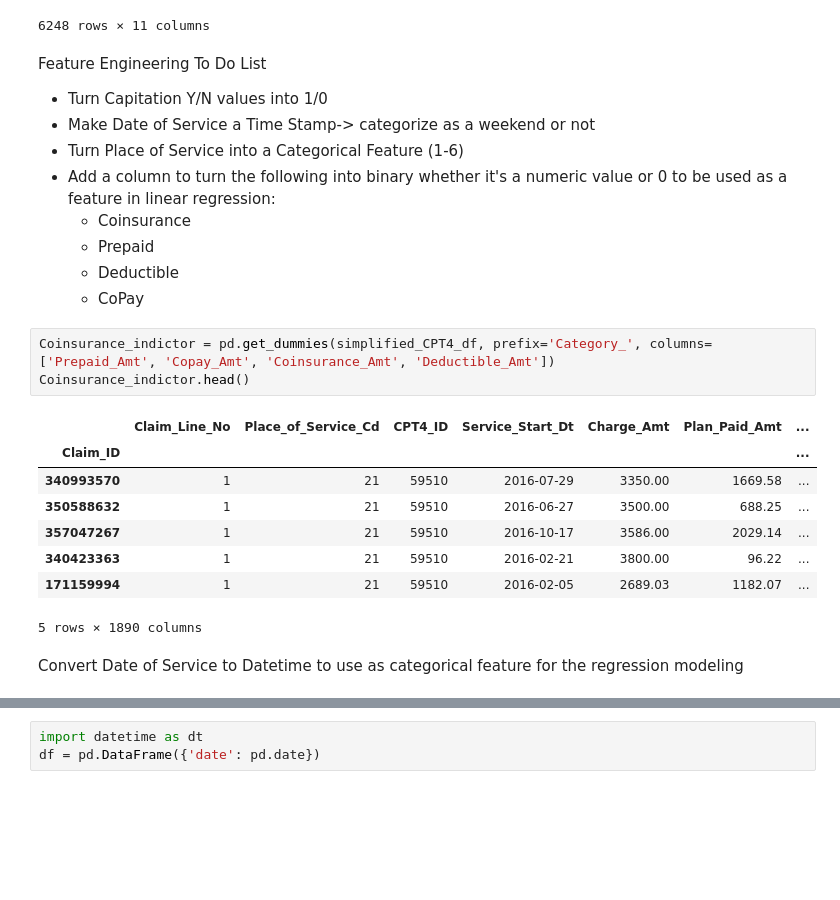
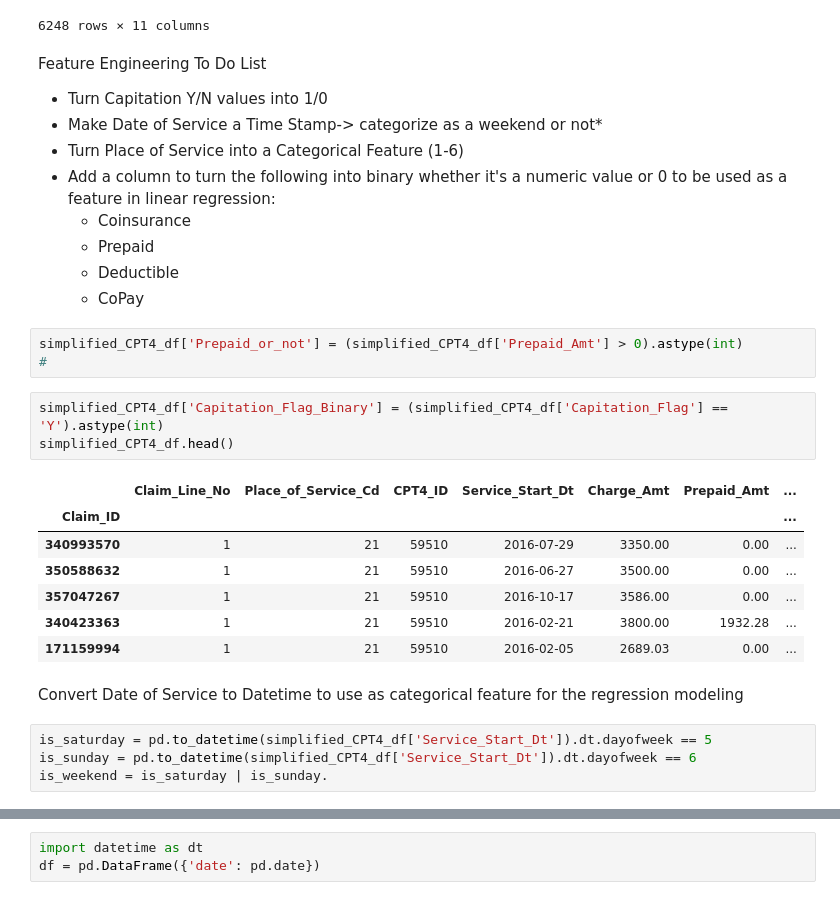
Before and after one commit to jlhewitt/Healthcare-Claim-Analysis, a Jupyter notebook: Save_For_Later/Data_Pipeline.ipynb, the cells around one changed output, grey strips where cells are left out. Cells and saved outputs as stored; diff of their text form; blank space fills up the shorter version.

```diff
--- a/Save_For_Later/Data_Pipeline.ipynb
+++ b/Save_For_Later/Data_Pipeline.ipynb
@@ -255,24 +255,30 @@ simplified_CPT4_df
 # %% [markdown]
 Feature Engineering To Do List
 * Turn Capitation Y/N values into 1/0
-* Make Date of Service a Time Stamp-> categorize as a weekend or not
+* Make Date of Service a Time Stamp-> categorize as a weekend or not*
 * Turn Place of Service into a Categorical Feature (1-6)
 * Add a column to turn the following into binary whether it's a numeric value or 0 to be used as a feature in linear regression:
     * Coinsurance
     * Prepaid
     * Deductible
     * CoPay
-# %%
-Coinsurance_indictor = pd.get_dummies(simplified_CPT4_df, prefix='Category_', columns=['Prepaid_Amt', 'Copay_Amt', 'Coinsurance_Amt', 'Deductible_Amt'])
-Coinsurance_indictor.head()
-# %% [output]
-|  | Claim_Line_No | Place_of_Service_Cd | CPT4_ID | Service_Start_Dt | Charge_Amt | Plan_Paid_Amt | ... |
-| Claim_ID |  |  |  |  |  |  | ... |
-| 340993570 | 1 | 21 | 59510 | 2016-07-29 | 3350.00 | 1669.58 | ... |
-| 350588632 | 1 | 21 | 59510 | 2016-06-27 | 3500.00 | 688.25 | ... |
-| 357047267 | 1 | 21 | 59510 | 2016-10-17 | 3586.00 | 2029.14 | ... |
-| 340423363 | 1 | 21 | 59510 | 2016-02-21 | 3800.00 | 96.22 | ... |
-| 171159994 | 1 | 21 | 59510 | 2016-02-05 | 2689.03 | 1182.07 | ... |
-5 rows × 1890 columns
+# %%
+simplified_CPT4_df['Prepaid_or_not'] = (simplified_CPT4_df['Prepaid_Amt'] > 0).astype(int)
+#
+# %%
+simplified_CPT4_df['Capitation_Flag_Binary'] = (simplified_CPT4_df['Capitation_Flag'] == 'Y').astype(int)
+simplified_CPT4_df.head()
+# %% [output]
+|  | Claim_Line_No | Place_of_Service_Cd | CPT4_ID | Service_Start_Dt | Charge_Amt | Prepaid_Amt | ... |
+| Claim_ID |  |  |  |  |  |  | ... |
+| 340993570 | 1 | 21 | 59510 | 2016-07-29 | 3350.00 | 0.00 | ... |
+| 350588632 | 1 | 21 | 59510 | 2016-06-27 | 3500.00 | 0.00 | ... |
+| 357047267 | 1 | 21 | 59510 | 2016-10-17 | 3586.00 | 0.00 | ... |
+| 340423363 | 1 | 21 | 59510 | 2016-02-21 | 3800.00 | 1932.28 | ... |
+| 171159994 | 1 | 21 | 59510 | 2016-02-05 | 2689.03 | 0.00 | ... |
 # %% [markdown]
 Convert Date of Service to Datetime to use as categorical feature for the regression modeling
+# %%
+is_saturday = pd.to_datetime(simplified_CPT4_df['Service_Start_Dt']).dt.dayofweek == 5
+is_sunday = pd.to_datetime(simplified_CPT4_df['Service_Start_Dt']).dt.dayofweek == 6
+is_weekend = is_saturday | is_sunday.
```
Also changed, not shown: parts of 2 cells of this notebook.
